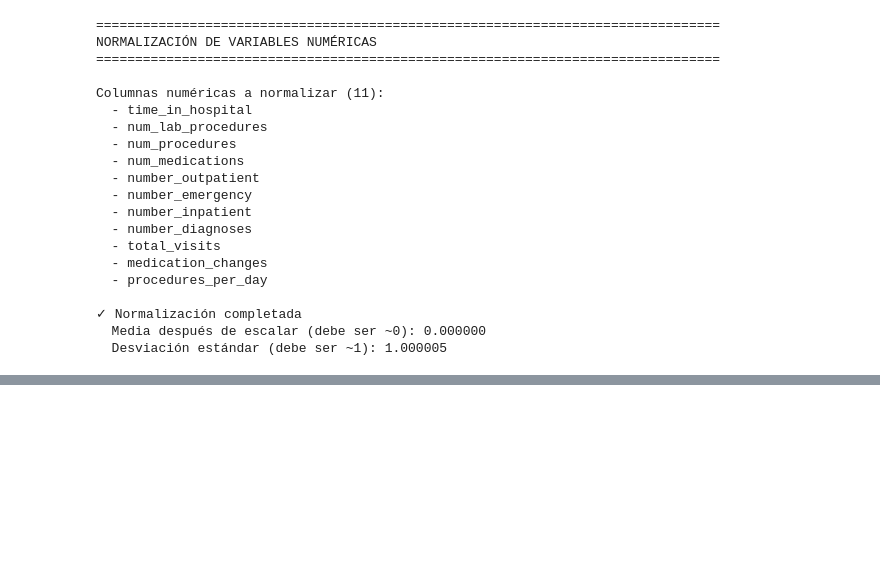
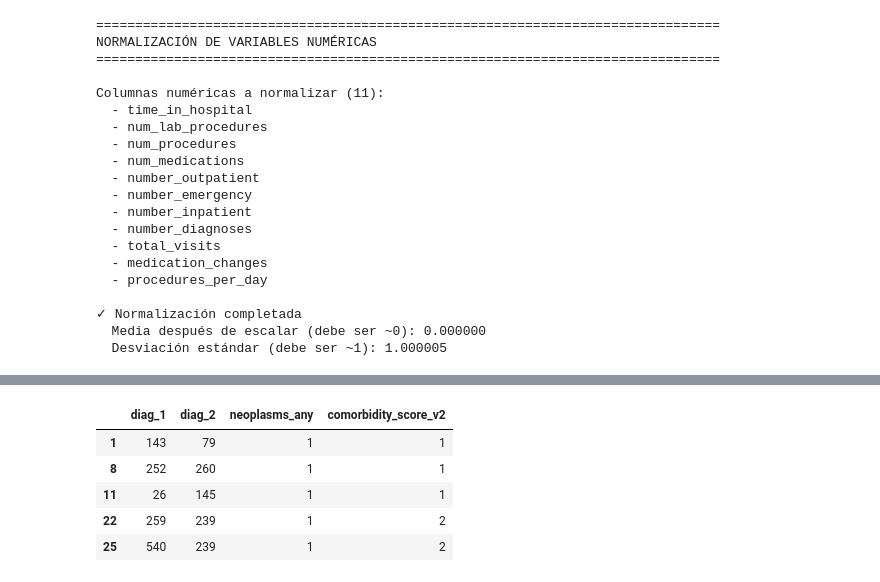
Before and after one commit to thisisrober/diabetes-clasification, a Jupyter notebook: Diabetes_Analysis.ipynb, the cells around one changed output, grey strips where cells are left out. Cells and saved outputs as stored; diff of their text form; code cells hidden in the pictures; blank space fills up the shorter version.

```diff
--- a/Diabetes_Analysis.ipynb
+++ b/Diabetes_Analysis.ipynb
@@ -827 +688,71 @@ VISTA PREVIA: columnas relevantes para comorbilidades
 ✓ Dataset limpio (actualizado) guardado en: data/diabetes_clean.csv
+# %%
+# --- CODIGO DE EXTENSIÓN: DIGESTIVE & NEOPLASMS ---
+
+# 1. Definimos las nuevas funciones de chequeo basadas en los rangos ICD-9 estándar
+def is_digestive(code):
+    """Códigos 520-579 (Enf. Sistema Digestivo) y 787 (Síntomas sistema digestivo)"""
+    p = _prefix_int(code)
+    if p is None: return False
+    return (520 <= p <= 579) or (p == 787)
+
+def is_neoplasms(code):
+    """Códigos 140-239 (Tumores / Cáncer)"""
+    p = _prefix_int(code)
+    if p is None: return False
+    return (140 <= p <= 239)
+
+def is_injury(code):
+    """Códigos 800-999 (Lesiones y envenenamientos) - Opcional pero recomendado"""
+    p = _prefix_int(code)
+    if p is None: return False
+    return (800 <= p <= 999)
+
+# 2. Aplicamos a las columnas diag_1, diag_2, diag_3
+# (Asumimos que df_encoded ya tiene las anteriores procesadas)
+
+groups_to_add = [
+    ('digestive', is_digestive),
+    ('neoplasms', is_neoplasms),
+    ('injury', is_injury) # Puedes quitar esta línea si no quieres incluir lesiones
+]
+
+for col_name, func in groups_to_add:
+    # Flag por cada columna de diagnóstico (diag_1, diag_2, diag_3)
+    for i in [1, 2, 3]:
+        df_encoded[f'diag_{i}_is_{col_name}'] = df_encoded[f'diag_{i}'].apply(lambda x: 1 if func(x) else 0)
+
+    # Flag global "ANY" (¿Tiene esta condición en alguno de los 3 diagnósticos?)
+    cols_to_check = [f'diag_{i}_is_{col_name}' for i in [1, 2, 3]]
+    df_encoded[f'{col_name}_any'] = df_encoded[cols_to_check].max(axis=1)
+
+# 3. ACTUALIZACIÓN DEL COMORBIDITY SCORE
+# Ahora sumamos las 3 anteriores + las nuevas. El score máximo sube.
+# (Nota: Asegúrate de tener calculadas diabetes_any, circulatory_any, respiratory_any del paso anterior)
+
+df_encoded['comorbidity_score_v2'] = (
+    df_encoded['diabetes_any'].astype(int) +
+    df_encoded['circulatory_any'].astype(int) +
+    df_encoded['respiratory_any'].astype(int) +
+    df_encoded['digestive_any'].astype(int) +
+    df_encoded['neoplasms_any'].astype(int) +
+    df_encoded['injury_any'].astype(int)
+)
+
+# --- REPORTING DE RESULTADOS ---
+print("=" * 60)
+print("NUEVAS COMORBILIDADES AGREGADAS")
+print("=" * 60)
+print("\nConteo de pacientes con las nuevas condiciones (ANY):")
+print(df_encoded[['digestive_any', 'neoplasms_any', 'injury_any']].sum())
+
+print("\nComparación de Scores:")
+print("Score Original (0-3) vs Nuevo Score V2 (0-6)")
+print("-" * 40)
+print(df_encoded['comorbidity_score_v2'].value_counts().sort_index())
+
+# Verificamos un paciente que tenga Neoplasms para ver si funcionó
+print("\nEjemplo de pacientes con Neoplasms (Cáncer):")
+example_neoplasms = df_encoded[df_encoded['neoplasms_any'] == 1][['diag_1', 'diag_2', 'neoplasms_any', 'comorbidity_score_v2']].head(5)
+display(example_neoplasms)
+# %% [output]
@@ -827,0 +776,6 @@ VISTA PREVIA: columnas relevantes para comorbilidades
+|  | diag_1 | diag_2 | neoplasms_any | comorbidity_score_v2 |
+| 1 | 143 | 79 | 1 | 1 |
+| 8 | 252 | 260 | 1 | 1 |
+| 11 | 26 | 145 | 1 | 1 |
+| 22 | 259 | 239 | 1 | 2 |
+| 25 | 540 | 239 | 1 | 2 |
```
Also changed, not shown: parts of 16 cells of this notebook, 1 other file.
